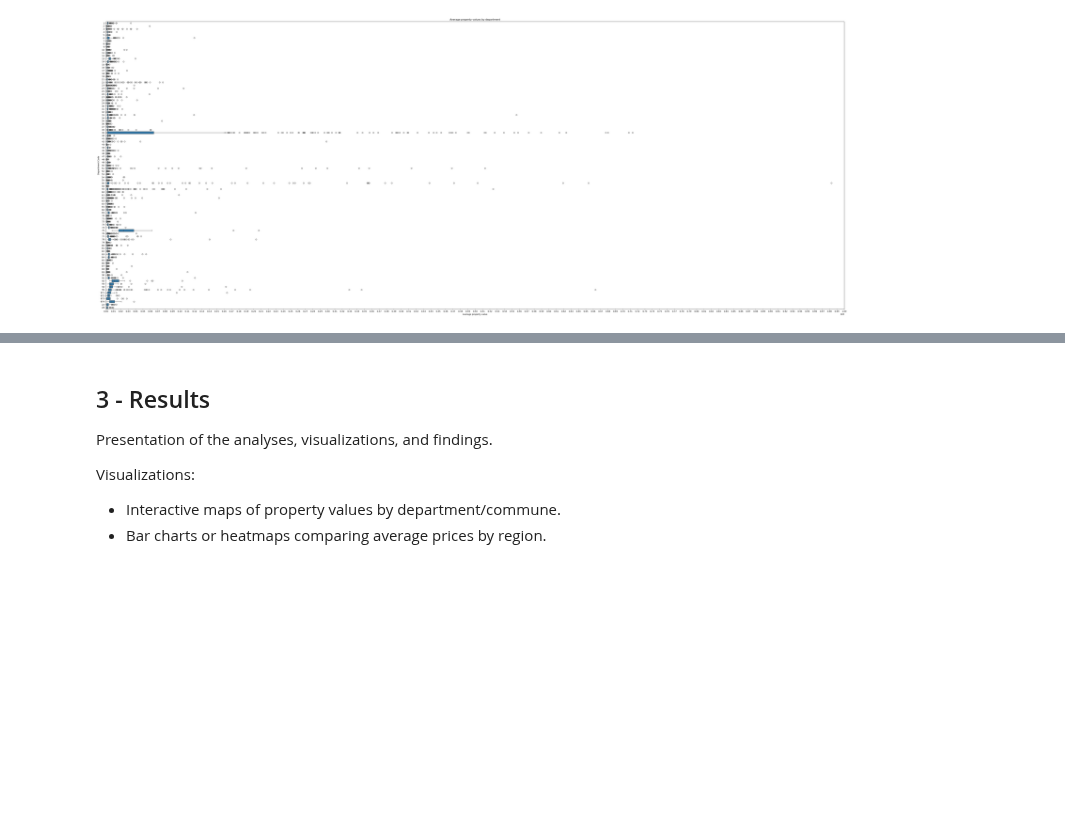
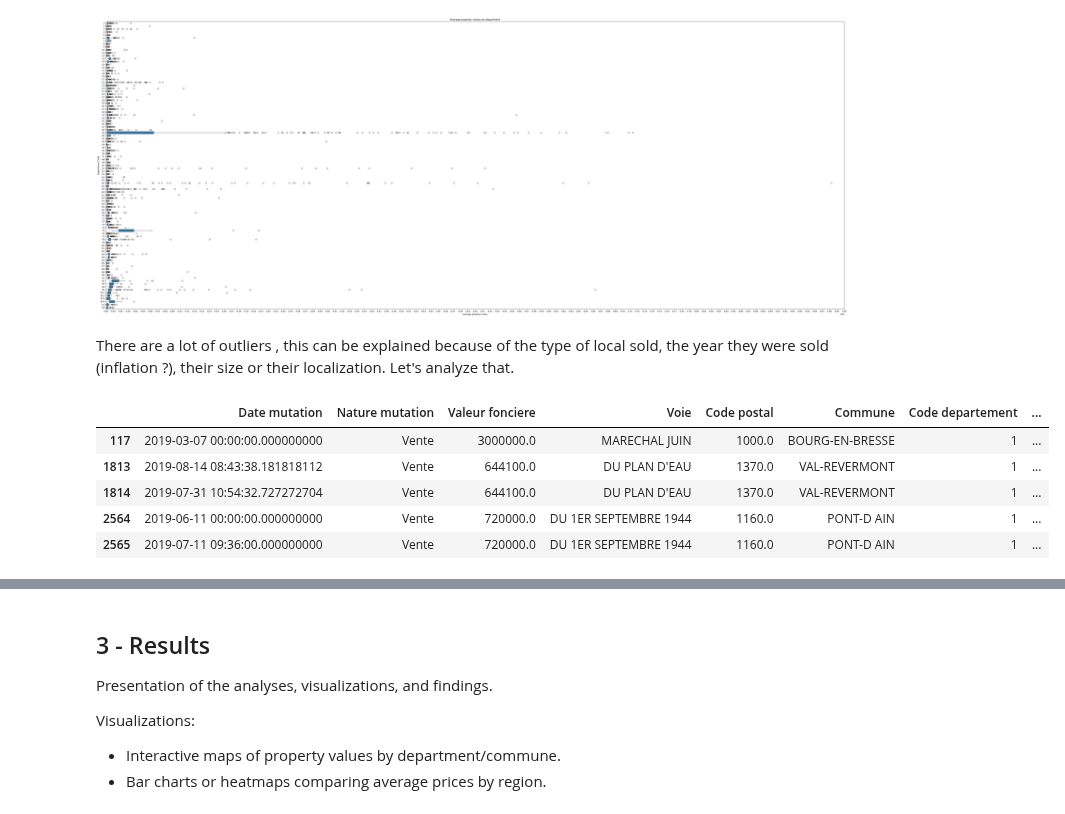
Before and after one commit to Kal3idoscope/Land-data-analysis-French-market, a Jupyter notebook: geographical_comparisons.ipynb, the cells around one changed output, grey strips where cells are left out. Drawn from its saved outputs; the diff is of its cells as text; code cells hidden in the pictures; blank space fills up the shorter version.

```diff
--- a/geographical_comparisons.ipynb
+++ b/geographical_comparisons.ipynb
@@ -212,3 +238,24 @@ plt.tight_layout()
 plt.show()
 # %% [output]
 [figure]
+# %% [markdown]
+There are a lot of outliers , this can be explained because of the type of local sold, the year they were sold (inflation ?), their size or their localization. Let's analyze that.
+# %%
+#### SEPARATE OUTLIERS WITH IQR ####
+Q1 = df_geo['Valeur fonciere'].quantile(0.25)
+Q3 = df_geo['Valeur fonciere'].quantile(0.75)
+IQR = Q3 - Q1
+lower_bound = Q1 - 1.5 * IQR
+upper_bound = Q3 + 1.5 * IQR
+
+outliers = df_geo[(df_geo['Valeur fonciere'] < lower_bound) | (df_geo['Valeur fonciere'] > upper_bound)]
+non_outliers = df_geo[(df_geo['Valeur fonciere'] >= lower_bound) & (df_geo['Valeur fonciere'] <= upper_bound)]
+
+outliers.head()
+# %% [output]
+|  | Date mutation | Nature mutation | Valeur fonciere | Voie | Code postal | Commune | Code departement | ... |
+| 117 | 2019-03-07 00:00:00.000000000 | Vente | 3000000.0 | MARECHAL JUIN | 1000.0 | BOURG-EN-BRESSE | 1 | ... |
+| 1813 | 2019-08-14 08:43:38.181818112 | Vente | 644100.0 | DU PLAN D'EAU | 1370.0 | VAL-REVERMONT | 1 | ... |
+| 1814 | 2019-07-31 10:54:32.727272704 | Vente | 644100.0 | DU PLAN D'EAU | 1370.0 | VAL-REVERMONT | 1 | ... |
+| 2564 | 2019-06-11 00:00:00.000000000 | Vente | 720000.0 | DU 1ER SEPTEMBRE 1944 | 1160.0 | PONT-D AIN | 1 | ... |
+| 2565 | 2019-07-11 09:36:00.000000000 | Vente | 720000.0 | DU 1ER SEPTEMBRE 1944 | 1160.0 | PONT-D AIN | 1 | ... |
```
Also changed, not shown: parts of 12 cells of this notebook, 1 other file.
